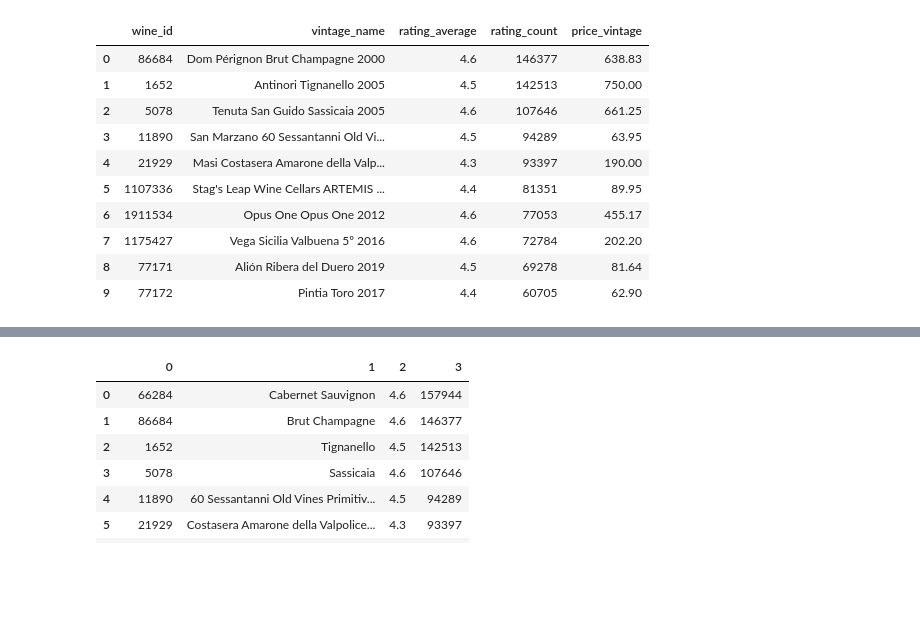
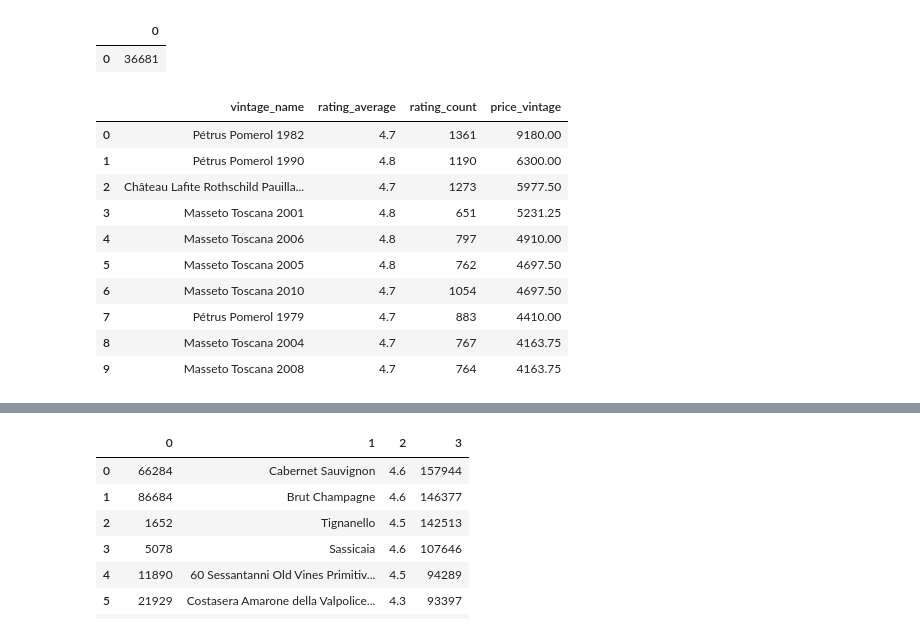
Before and after one commit to JonathanRabbi/Vivinio.Project, a Jupyter notebook: vivinio_niko.ipynb, the cells around one changed output, grey strips where cells are left out. Drawn from its saved outputs; the diff is of its cells as text; code cells hidden in the pictures; blank space fills up the shorter version.

```diff
--- a/vivinio_niko.ipynb
+++ b/vivinio_niko.ipynb
@@ -3,28 +3,39 @@ import sqlite3
 import pandas as pd
 conn = sqlite3.connect("vivino.db")
 cursor = conn.cursor()
+# %%
+cursor.execute(
+    '''
+    SELECT MAX(ratings_count) FROM vintages
+'''
+)
+data = cursor.fetchall()
+df = pd.DataFrame(data)
+df
+# %% [output]
+|  | 0 |
+| 0 | 36681 |
 # %%
 # We want to highlight 10 wines to increase our sales. Which ones should we choose and why?
-# FOR VINTAGE WINES:
-cursor.execute('''SELECT DISTINCT vintages.wine_id, vintages.name, wines.ratings_average, wines.ratings_count, vintages.price_euros
+# FOR VINTAGE WINES: HIGH PRIC
+cursor.execute('''SELECT DISTINCT vintages.name, vintages.ratings_average, vintages.ratings_count, vintages.price_euros
                FROM vintages
-               JOIN wines ON wines.id = vintages.wine_id
-               GROUP BY wines.name
-               ORDER BY  wines.ratings_count DESC, wines.ratings_average DESC, vintages.price_euros ASC
-               LIMIT 10''')
+               WHERE vintages.ratings_count > 500
+               ORDER BY  vintages.price_euros DESC, vintages.ratings_average DESC,vintages.ratings_count DESC
+               LIMIT 10;''')
 data = cursor.fetchall()
-cols = ['wine_id', 'vintage_name', 'rating_average', 'rating_count', 'price_vintage']
-df = pd.DataFrame(data, columns=cols)
-df
+cols = ['vintage_name', 'rating_average', 'rating_count', 'price_vintage']
+df1 = pd.DataFrame(data, columns=cols)
+df1
 # %% [output]
-|  | wine_id | vintage_name | rating_average | rating_count | price_vintage |
-| 0 | 86684 | Dom Pérignon Brut Champagne 2000 | 4.6 | 146377 | 638.83 |
-| 1 | 1652 | Antinori Tignanello 2005 | 4.5 | 142513 | 750.00 |
-| 2 | 5078 | Tenuta San Guido Sassicaia 2005 | 4.6 | 107646 | 661.25 |
-| 3 | 11890 | San Marzano 60 Sessantanni Old Vi... | 4.5 | 94289 | 63.95 |
-| 4 | 21929 | Masi Costasera Amarone della Valp... | 4.3 | 93397 | 190.00 |
-| 5 | 1107336 | Stag's Leap Wine Cellars ARTEMIS ... | 4.4 | 81351 | 89.95 |
-| 6 | 1911534 | Opus One Opus One 2012 | 4.6 | 77053 | 455.17 |
-| 7 | 1175427 | Vega Sicilia Valbuena 5º 2016 | 4.6 | 72784 | 202.20 |
-| 8 | 77171 | Alión Ribera del Duero 2019 | 4.5 | 69278 | 81.64 |
-| 9 | 77172 | Pintia Toro 2017 | 4.4 | 60705 | 62.90 |
+|  | vintage_name | rating_average | rating_count | price_vintage |
+| 0 | Pétrus Pomerol 1982 | 4.7 | 1361 | 9180.00 |
+| 1 | Pétrus Pomerol 1990 | 4.8 | 1190 | 6300.00 |
+| 2 | Château Lafite Rothschild Pauilla... | 4.7 | 1273 | 5977.50 |
+| 3 | Masseto Toscana 2001 | 4.8 | 651 | 5231.25 |
+| 4 | Masseto Toscana 2006 | 4.8 | 797 | 4910.00 |
+| 5 | Masseto Toscana 2005 | 4.8 | 762 | 4697.50 |
+| 6 | Masseto Toscana 2010 | 4.7 | 1054 | 4697.50 |
+| 7 | Pétrus Pomerol 1979 | 4.7 | 883 | 4410.00 |
+| 8 | Masseto Toscana 2004 | 4.7 | 767 | 4163.75 |
+| 9 | Masseto Toscana 2008 | 4.7 | 764 | 4163.75 |
```
Also changed, not shown: parts of 7 cells of this notebook, 1 other file.
